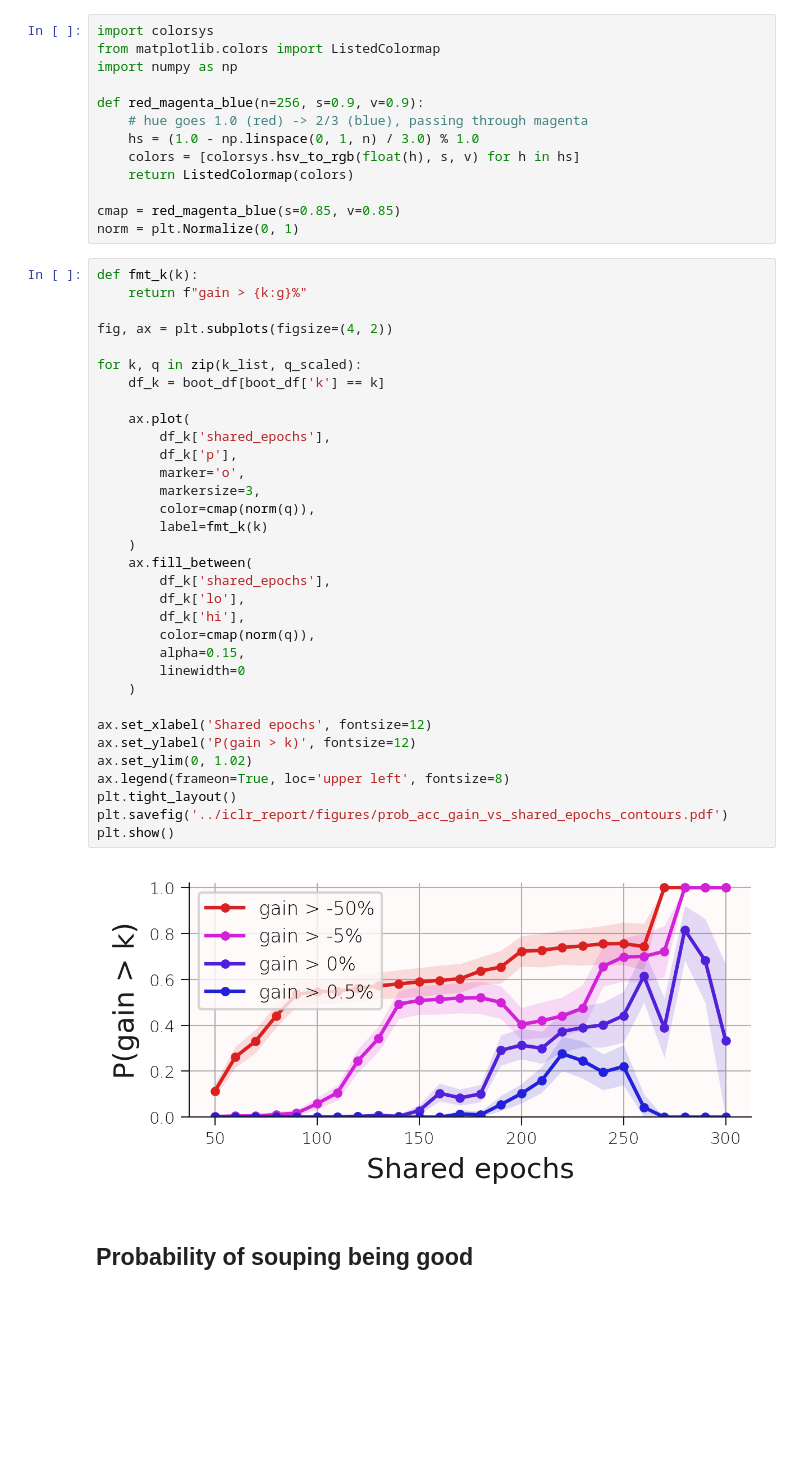
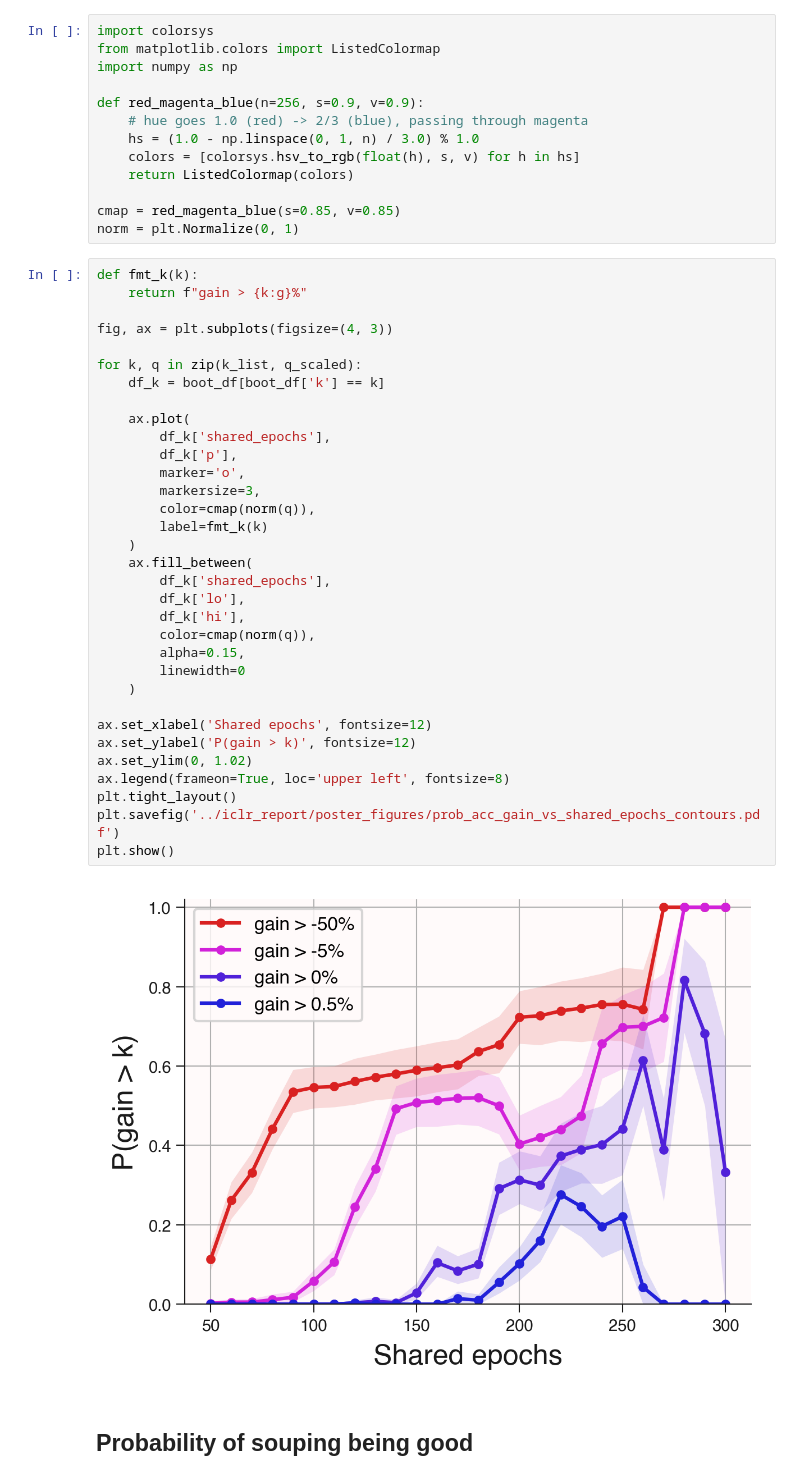
Before and after one commit to chipnbits/too-salty, a Jupyter notebook: notebooks/1. Shared Epochs.ipynb, the cells around one changed output. Drawn from its saved outputs; the diff is of its cells as text; blank space fills up the shorter version.

Commit message:
added pierre poster figures

```diff
--- a/notebooks/1. Shared Epochs.ipynb
+++ b/notebooks/1. Shared Epochs.ipynb
@@ -124,37 +124,37 @@ norm = plt.Normalize(0, 1)
 def fmt_k(k):
     return f"gain > {k:g}%"
 
-fig, ax = plt.subplots(figsize=(4, 2))
+fig, ax = plt.subplots(figsize=(4, 3))
 
 for k, q in zip(k_list, q_scaled):
     df_k = boot_df[boot_df['k'] == k]
 
     ax.plot(
         df_k['shared_epochs'],
         df_k['p'],
         marker='o',
         markersize=3,
         color=cmap(norm(q)),
         label=fmt_k(k)
     )
     ax.fill_between(
         df_k['shared_epochs'],
         df_k['lo'],
         df_k['hi'],
         color=cmap(norm(q)),
         alpha=0.15,
         linewidth=0
     )
 
 ax.set_xlabel('Shared epochs', fontsize=12)
 ax.set_ylabel('P(gain > k)', fontsize=12)
 ax.set_ylim(0, 1.02)
 ax.legend(frameon=True, loc='upper left', fontsize=8)
 plt.tight_layout()
-plt.savefig('../iclr_report/figures/prob_acc_gain_vs_shared_epochs_contours.pdf')
+plt.savefig('../iclr_report/poster_figures/prob_acc_gain_vs_shared_epochs_contours.pdf')
 plt.show()
 # %% [output]
-[figure, old version]
+[figure, new version]
 # %% [markdown]
 ## Probability of souping being good
 # %%
```
Also changed, not shown: parts of 1 cell of this notebook, 6 other files.
